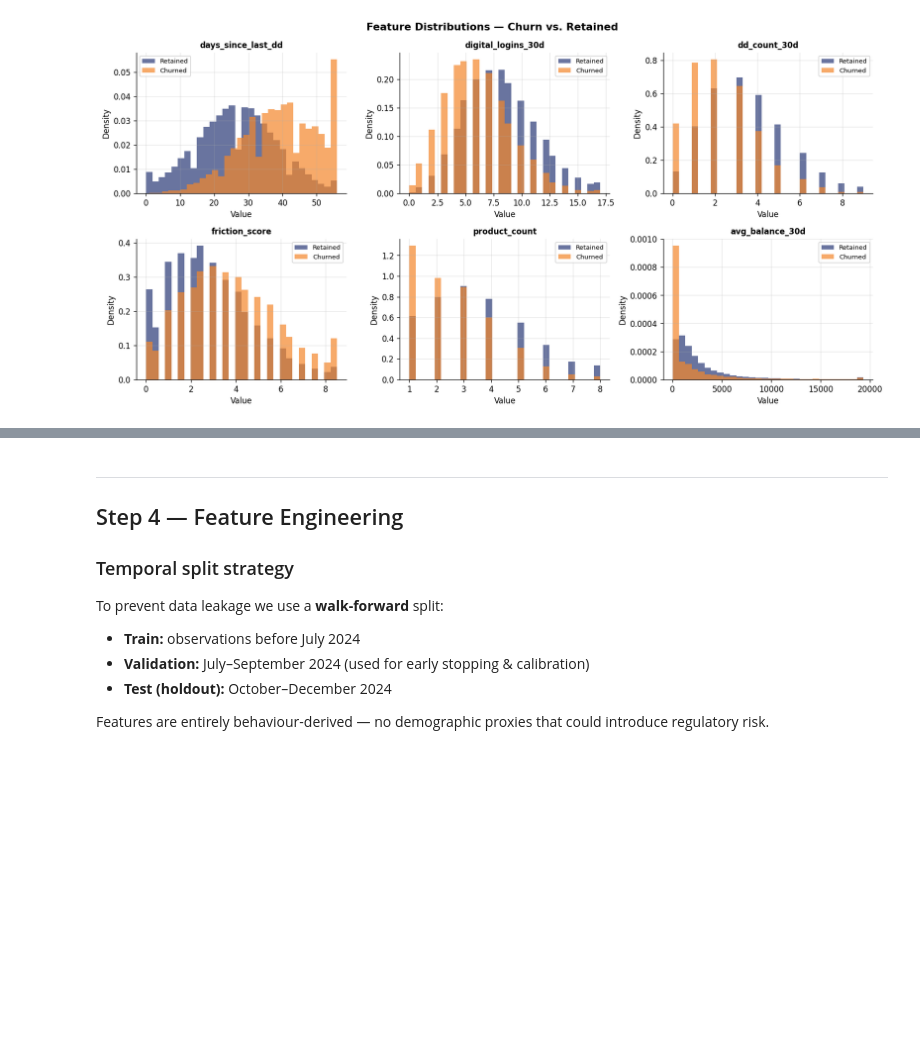
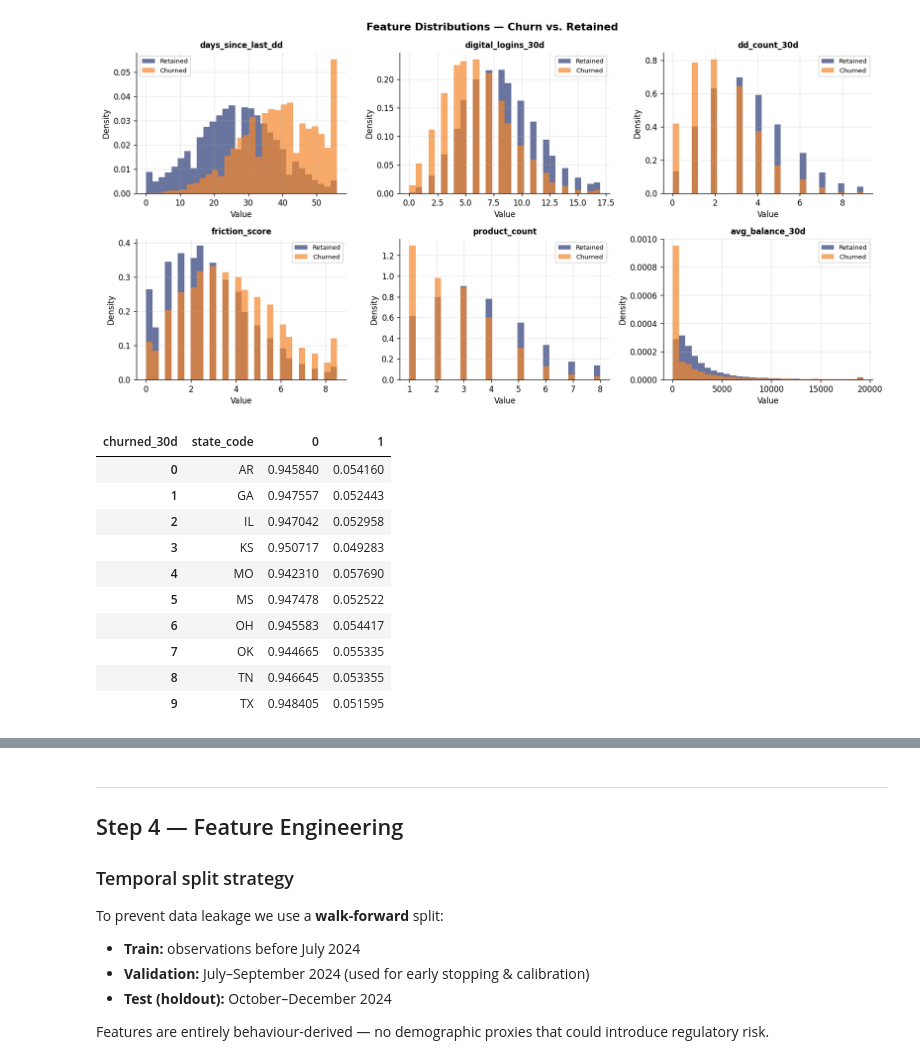
Before and after one commit to mamesjha/iguana-taco-repo, a Jupyter notebook: churn_master.ipynb, the cells around one changed output, grey strips where cells are left out. Cells and saved outputs as stored; diff of their text form; code cells hidden in the pictures; blank space fills up the shorter version.

```diff
--- a/churn_master.ipynb
+++ b/churn_master.ipynb
@@ -312,3 +330,19 @@ plt.tight_layout()
 plt.show()
 # %% [output]
 [figure]
+# %%
+df.columns
+ctab = pd.crosstab(df['state_code'], df['churned_30d'], normalize="index").reset_index()
+ctab
+# %% [output]
+| churned_30d | state_code | 0 | 1 |
+| 0 | AR | 0.945840 | 0.054160 |
+| 1 | GA | 0.947557 | 0.052443 |
+| 2 | IL | 0.947042 | 0.052958 |
+| 3 | KS | 0.950717 | 0.049283 |
+| 4 | MO | 0.942310 | 0.057690 |
+| 5 | MS | 0.947478 | 0.052522 |
+| 6 | OH | 0.945583 | 0.054417 |
+| 7 | OK | 0.944665 | 0.055335 |
+| 8 | TN | 0.946645 | 0.053355 |
+| 9 | TX | 0.948405 | 0.051595 |
```
Also changed, not shown: parts of 42 cells of this notebook.
